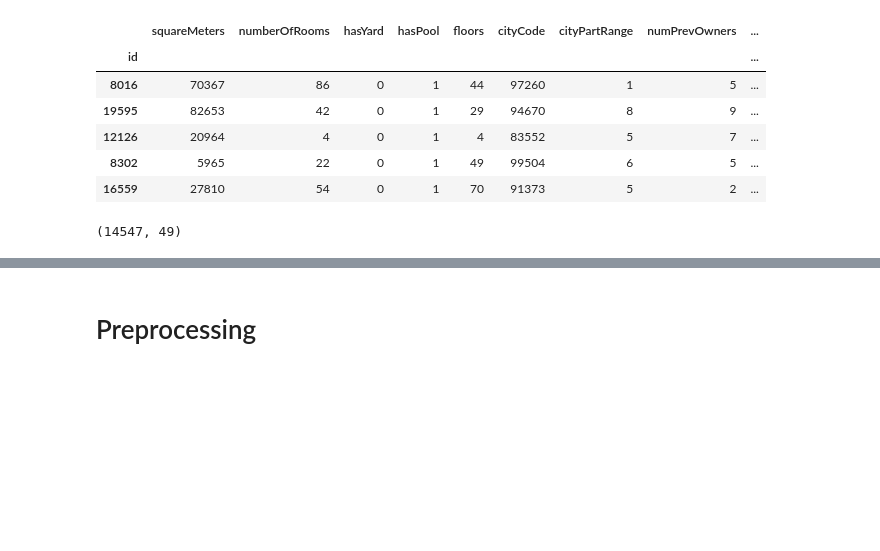
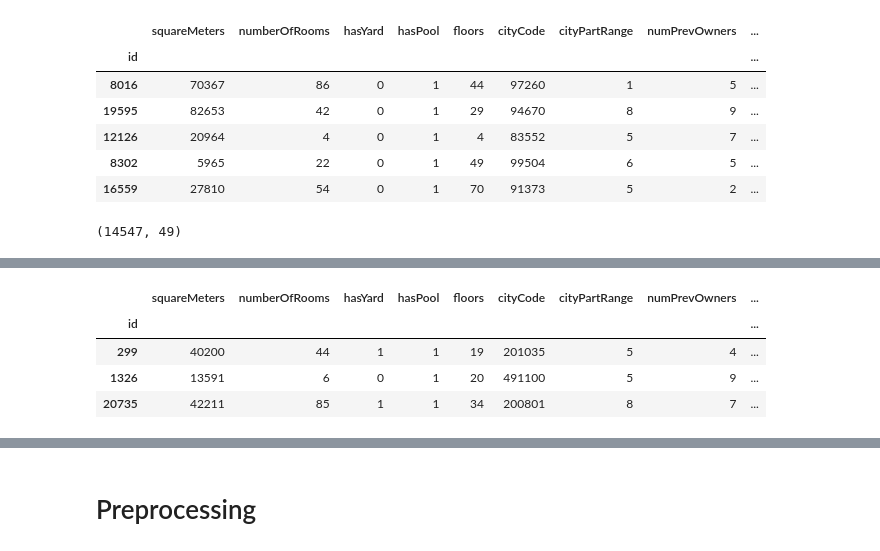
Before and after one commit to PashaIanko/Kaggle.ParisHousingPrices, a Jupyter notebook: 0_baseline_training.ipynb, the cells around one changed output, grey strips where cells are left out. Cells and saved outputs as stored; diff of their text form; code cells hidden in the pictures; blank space fills up the shorter version.

```diff
--- a/0_baseline_training.ipynb
+++ b/0_baseline_training.ipynb
@@ -469,0 +479,8 @@ Xs['train'].shape
+# %%
+Xs['train'].loc[Xs['train']['cityCode'] > 150000, :]
+# %% [output]
+|  | squareMeters | numberOfRooms | hasYard | hasPool | floors | cityCode | cityPartRange | numPrevOwners | ... |
+| id |  |  |  |  |  |  |  |  | ... |
+| 299 | 40200 | 44 | 1 | 1 | 19 | 201035 | 5 | 4 | ... |
+| 1326 | 13591 | 6 | 0 | 1 | 20 | 491100 | 5 | 9 | ... |
+| 20735 | 42211 | 85 | 1 | 1 | 34 | 200801 | 8 | 7 | ... |
```
Also changed, not shown: parts of 4 cells of this notebook.
